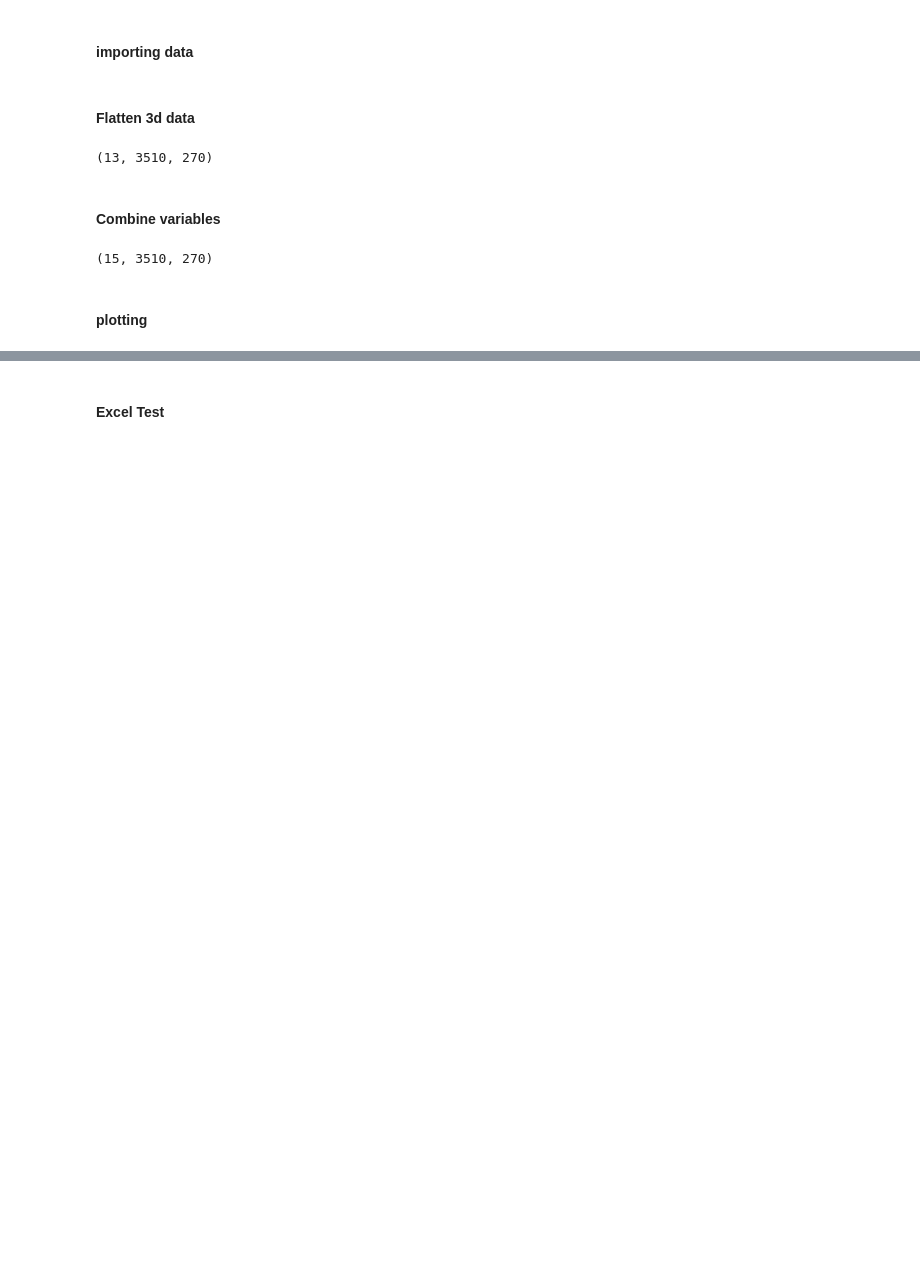
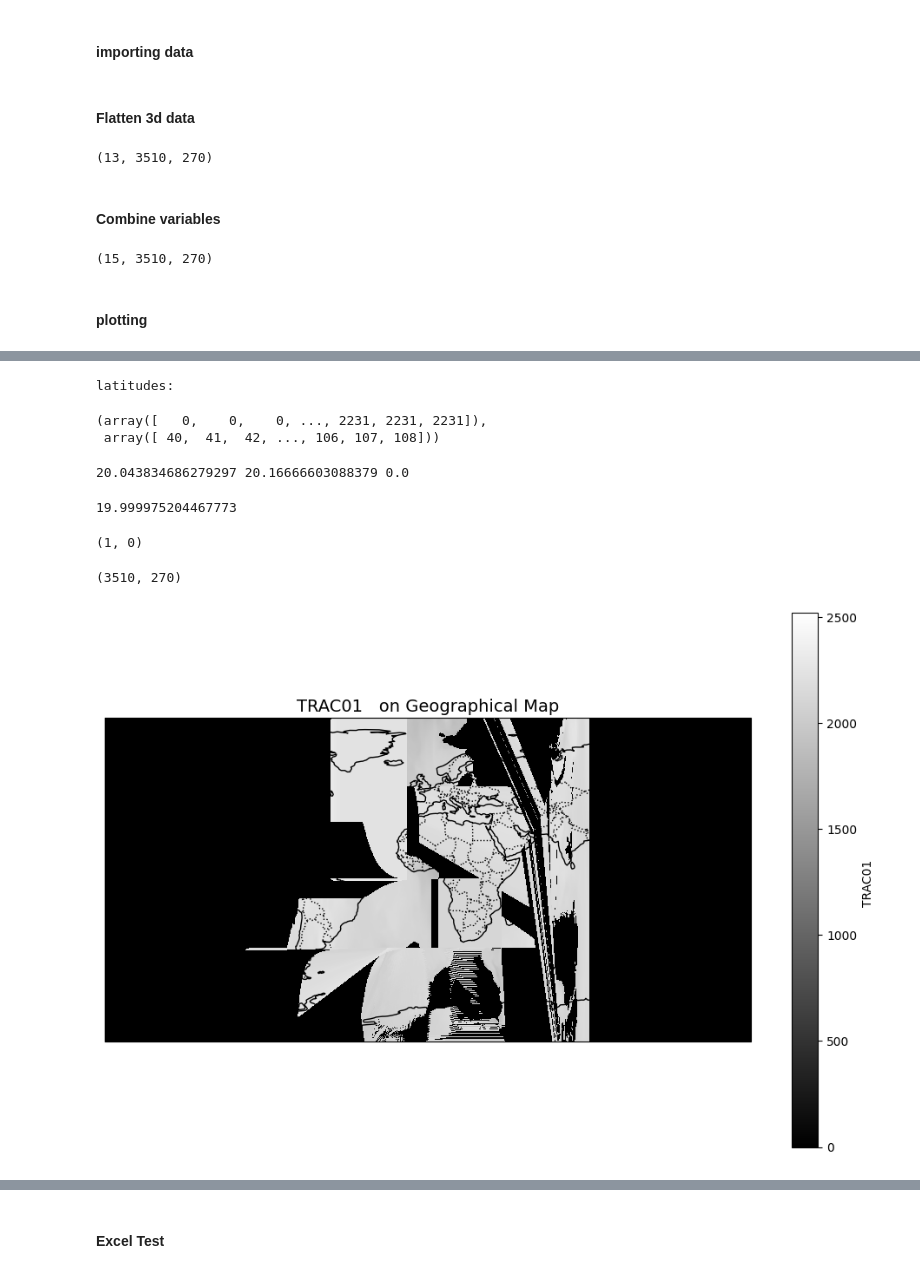
Before and after one commit to somanshuprasad/DeepCarbonMapping, a Jupyter notebook: scratch.ipynb, the cells around one changed output, grey strips where cells are left out. Drawn from its saved outputs; the diff is of its cells as text; code cells hidden in the pictures; blank space fills up the shorter version.

```diff
--- a/scratch.ipynb
+++ b/scratch.ipynb
@@ -98,0 +129,56 @@ combined_data.shape
+# %%
+print("latitudes:")
+display(np.where((lat>=19.99)&(long<=20.01)))
+# print("longitudes:")
+# display(np.where((long>=19.9)&(long<=20.044)))
+# %% [output]
+latitudes:
+(array([   0,    0,    0, ..., 2231, 2231, 2231]),
+ array([ 40,  41,  42, ..., 106, 107, 108]))
+# %%
+x,y = 561,174
+print(long[x,y],lat[x,y],d_3[0][0][x][y])
+# %% [output]
+20.043834686279297 20.16666603088379 0.0
+# %%
+lat[26,80]
+# %% [output]
+19.999975204467773
+# %%
+long_index, lat_index = np.unravel_index(
+    np.argmin((XC - 20)**2 + (YC - 20)**2),
+    XC.shape
+)
+long_index, lat_index
+# %% [output]
+(1, 0)
+# %%
+d_3[0][0].shape
+# %% [output]
+(3510, 270)
+# %%
+import matplotlib.pyplot as plt
+import cartopy.crs as ccrs
+import cartopy.feature as cfeature
+
+# Create a figure with Cartopy's PlateCarree projection (latitude/longitude)
+fig = plt.figure(figsize=(12, 8))
+ax = plt.axes(projection=ccrs.PlateCarree())
+
+# Add coastlines and optional features
+ax.coastlines(resolution='110m', color='black', linewidth=1)
+ax.add_feature(cfeature.BORDERS, linestyle=':')
+ax.add_feature(cfeature.LAND, facecolor='lightgray')
+
+# Plot TRAC01 values
+mesh = ax.pcolormesh(long, lat, d_3[0][0], cmap='grey', shading='auto', transform=ccrs.PlateCarree())
+cbar = plt.colorbar(mesh, ax=ax, orientation='vertical', pad=0.05, label=f"{variable_names[0]}")
+
+# Add labels and title
+plt.title(f"{variable_names[0]} on Geographical Map", fontsize=14)
+plt.xlabel("Longitude")
+plt.ylabel("Latitude")
+
+plt.show()
+# %% [output]
+[figure, added]
```
Also changed, not shown: parts of 6 cells of this notebook.
